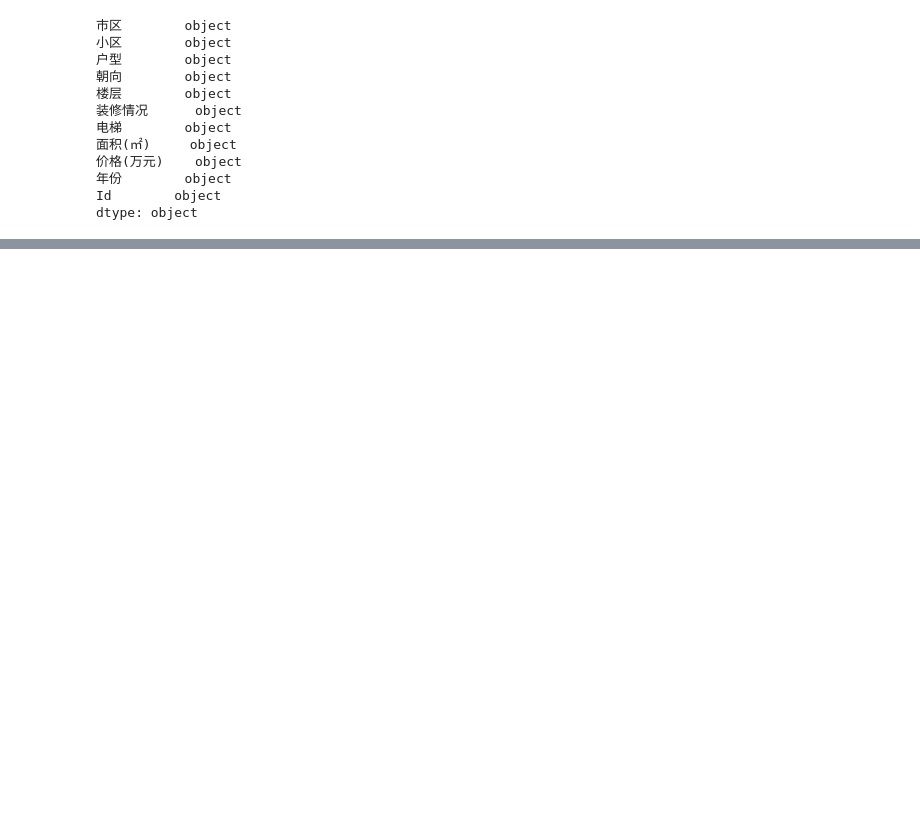
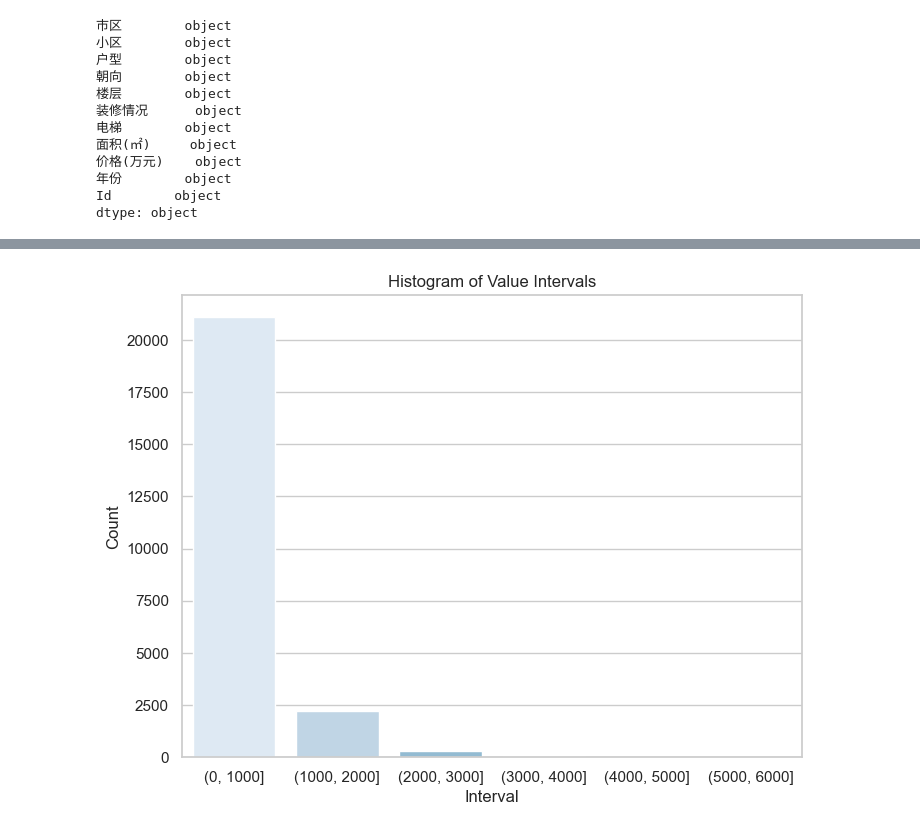
Before and after one commit to JinLi2333/data-playground, a Jupyter notebook: main.ipynb, the cells around one changed output, grey strips where cells are left out. Saved outputs shown, nothing was run; the diff lists cells and outputs as text; code cells hidden in the pictures; blank space fills up the shorter version.

Commit message:
format data

```diff
--- a/main.ipynb
+++ b/main.ipynb
@@ -77,12 +58,19 @@ Name: count, dtype: int64
 # %%
-def is_floor_valid(floor, top) -> bool:
+def is_floor_valid(floor: object, top: int) -> bool:
     try:
         floor = int(floor)
         return floor > 0 and floor < top
     except ValueError:
         return False
 
-house_filtered = house.apply(lam)
+def is_area_valid(area: object) -> bool:
+    try:
+        area = int(area)
+        return area > 10
+    except ValueError:
+        return False
+
+house = house[house['楼层'].apply(is_floor_valid, top=40) & house["面积(㎡)"].apply(is_area_valid)]
 # %%
 house_type = {
     '市区': str,
@@ -94,9 +82,9 @@ house_type = {
     '电梯': str,
     '面积(㎡)': float,
     '价格(万元)': float,
-    '年份': str,
+    '年份': int,
     'Id': str,
 }
-house.astype(house_type)
+house = house.astype(house_type)
 house.dtypes
 # %% [output]
@@ -119,0 +144,15 @@ ValueError: invalid literal for int() with base 10: 'aaa'
+# %%
+from typing import List
+
+price_intervals: List[int] = np.arange(0, 7000, 1000).tolist()
+house['price_bin'] = pd.cut(house["价格(万元)"], bins=price_intervals)
+grouped_house_price = house.groupby("price_bin").size().reset_index(name='Count')
+sns.set(style="whitegrid")
+plt.figure(figsize=(8, 6))
+sns.barplot(x='price_bin', y='Count', data=grouped_house_price, palette="Blues")
+plt.xlabel('Interval')
+plt.ylabel('Count')
+plt.title('Histogram of Value Intervals')
+plt.show()
+# %% [output]
+[figure, added]
```
Also changed, not shown: parts of 12 cells of this notebook, 4 other files.
